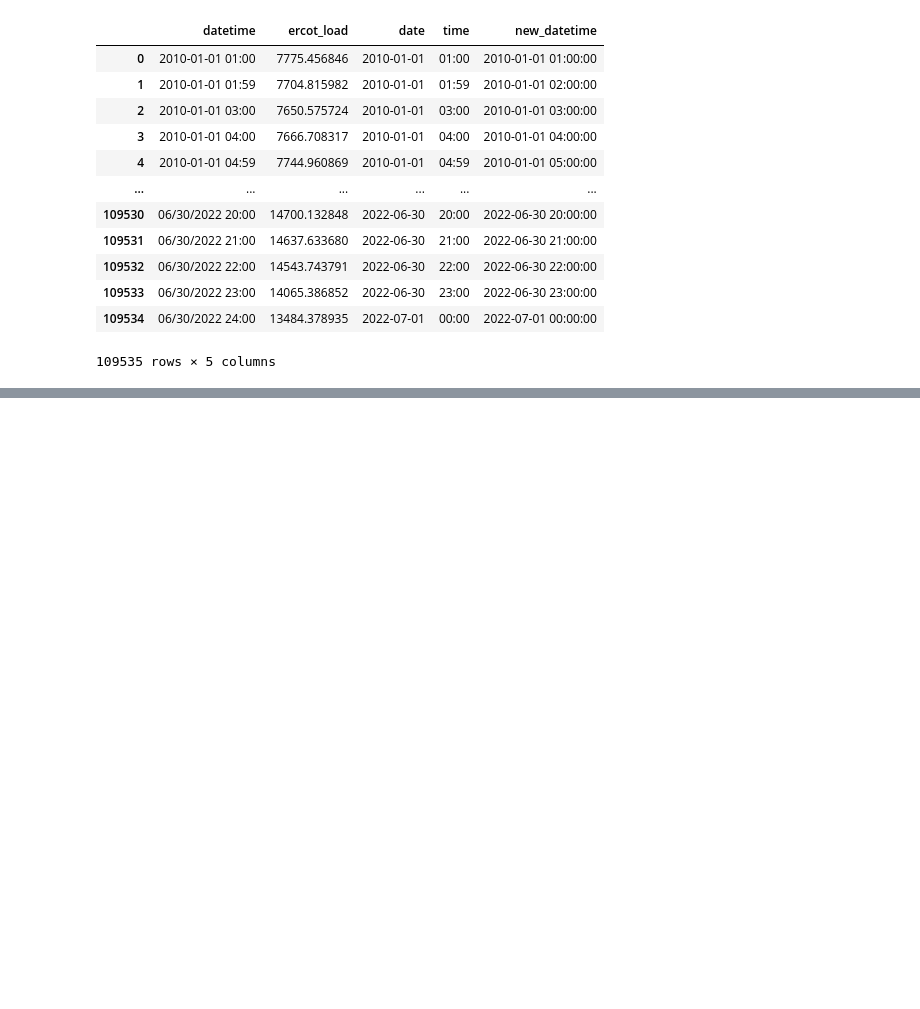
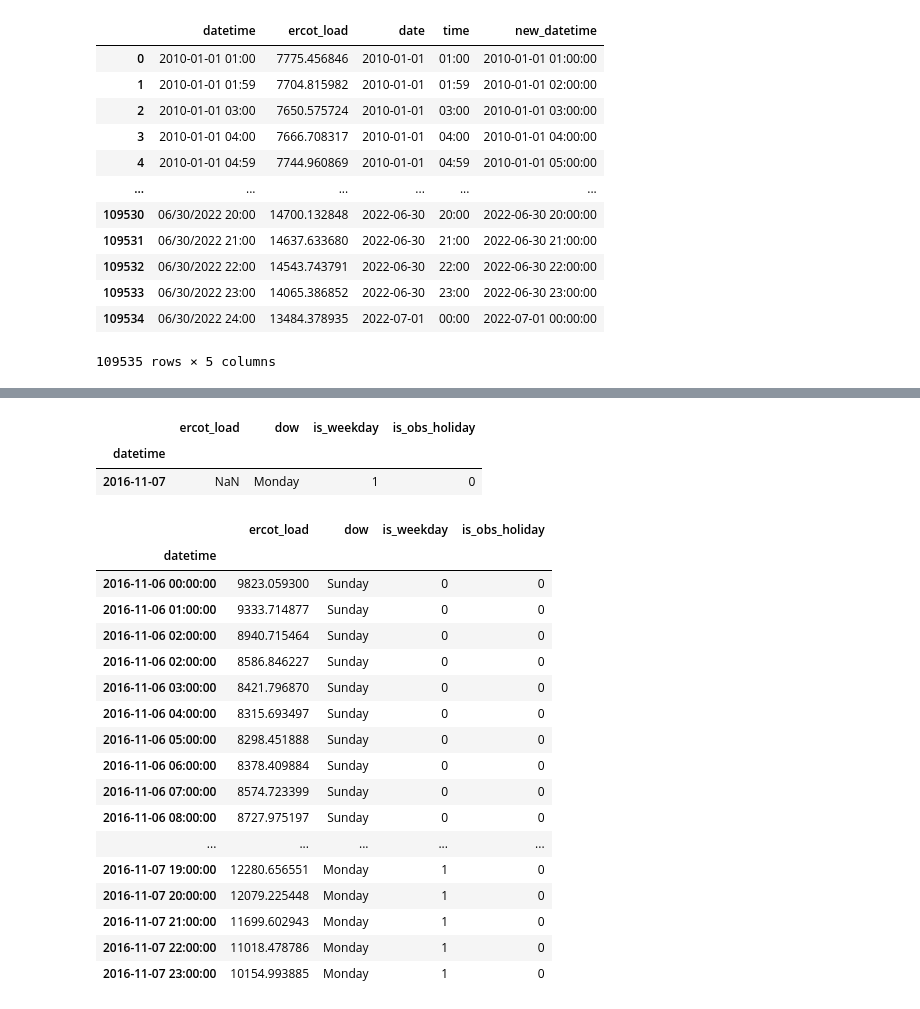
Before and after one commit to energy-demand-forecast/energy_demand_forecast, a Jupyter notebook: cayt_workspace/datetime_scratch.ipynb, the cells around one changed output, grey strips where cells are left out. Drawn from its saved outputs; the diff is of its cells as text; code cells hidden in the pictures; blank space fills up the shorter version.

```diff
--- a/cayt_workspace/datetime_scratch.ipynb
+++ b/cayt_workspace/datetime_scratch.ipynb
@@ -460,0 +1022,2 @@ df
+# %%
+test2 = pd.read_csv('prepped_ercot.csv',index_col='datetime',parse_dates=['datetime'])
@@ -460,0 +1058,27 @@ df
+# %%
+test2[test2.ercot_load.isna()]
+# %% [output]
+|  | ercot_load | dow | is_weekday | is_obs_holiday |
+| datetime |  |  |  |  |
+| 2016-11-07 | NaN | Monday | 1 | 0 |
+# %%
+test2['2016-11-06':'2016-11-07']
+# %% [output]
+|  | ercot_load | dow | is_weekday | is_obs_holiday |
+| datetime |  |  |  |  |
+| 2016-11-06 00:00:00 | 9823.059300 | Sunday | 0 | 0 |
+| 2016-11-06 01:00:00 | 9333.714877 | Sunday | 0 | 0 |
+| 2016-11-06 02:00:00 | 8940.715464 | Sunday | 0 | 0 |
+| 2016-11-06 02:00:00 | 8586.846227 | Sunday | 0 | 0 |
+| 2016-11-06 03:00:00 | 8421.796870 | Sunday | 0 | 0 |
+| 2016-11-06 04:00:00 | 8315.693497 | Sunday | 0 | 0 |
+| 2016-11-06 05:00:00 | 8298.451888 | Sunday | 0 | 0 |
+| 2016-11-06 06:00:00 | 8378.409884 | Sunday | 0 | 0 |
+| 2016-11-06 07:00:00 | 8574.723399 | Sunday | 0 | 0 |
+| 2016-11-06 08:00:00 | 8727.975197 | Sunday | 0 | 0 |
+| ... | ... | ... | ... | ... |
+| 2016-11-07 19:00:00 | 12280.656551 | Monday | 1 | 0 |
+| 2016-11-07 20:00:00 | 12079.225448 | Monday | 1 | 0 |
+| 2016-11-07 21:00:00 | 11699.602943 | Monday | 1 | 0 |
+| 2016-11-07 22:00:00 | 11018.478786 | Monday | 1 | 0 |
+| 2016-11-07 23:00:00 | 10154.993885 | Monday | 1 | 0 |
```
Also changed, not shown: parts of 61 cells of this notebook, 1 other file.
